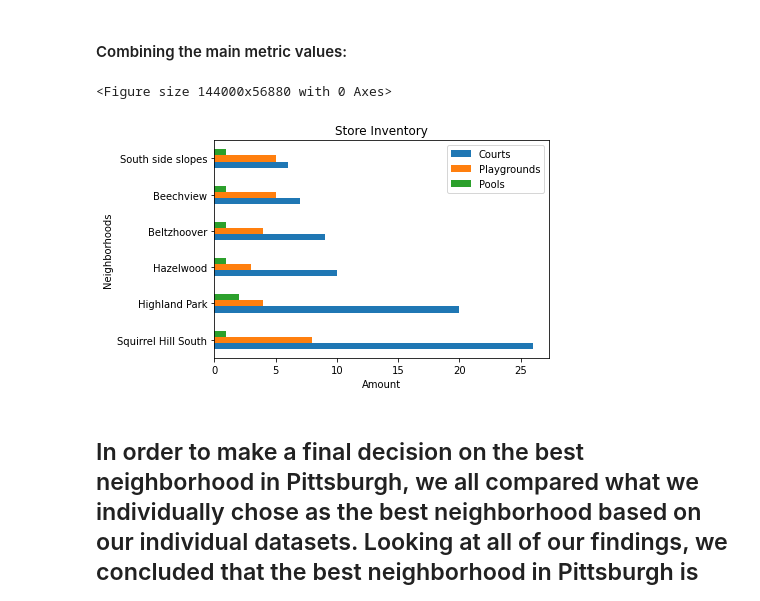
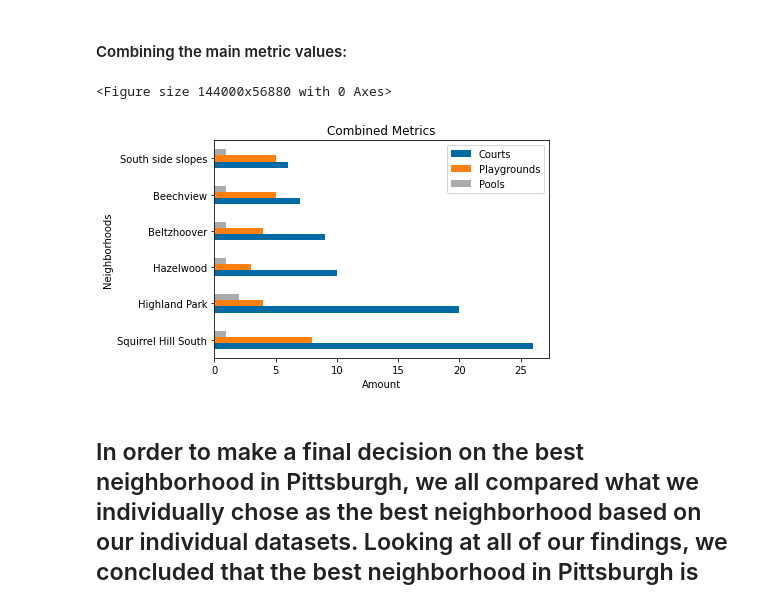
Before and after one commit to cdo13/Final-projectBigIdeas, a Jupyter notebook: FinalNotebook.ipynb, the cells around one changed output. Drawn from its saved outputs; the diff is of its cells as text; code cells hidden in the pictures.

Commit message:
added the final graph for all metrics used

```diff
--- a/FinalNotebook.ipynb
+++ b/FinalNotebook.ipynb
@@ -399,22 +399,22 @@ plt.show()
 # %%
 import matplotlib.pyplot as plt
 import pandas as pd
 plt.figure(figsize=[2000, 790])
 data = {'Courts': [26, 20, 10, 9, 7, 6],
         'Playgrounds': [8, 4, 3, 4, 5, 5],
         'Pools': [1, 2, 1, 1, 1, 1]
        }
 df = pd.DataFrame(data,columns=['Courts','Playgrounds', 'Pools'], index = ["Squirrel Hill South", "Highland Park", "Hazelwood", "Beltzhoover", "Beechview", "South side slopes"])
 
 df.plot.barh()
 plt.style.use('tableau-colorblind10')
-plt.title('Store Inventory')
+plt.title('Combined Metrics')
 plt.ylabel('Neighborhoods')
 plt.xlabel('Amount')
 plt.show()
 # %% [output]
 <Figure size 144000x56880 with 0 Axes>
-[figure, old version]
+[figure, new version]
 # %% [markdown]
 ## In order to make a final decision on the best neighborhood in Pittsburgh, we all compared what we individually chose as the best neighborhood based on our individual datasets. Looking at all of our findings, we concluded that the best neighborhood in Pittsburgh is Squirel Hill South. It has by far the most courts and rinks, as well as the most playgrounds. It doesn't have the most pools or the highest capacity, but it still has a pool. Overall Squirel Hill South was the best neighborhood out of all of them. It has 26 courts and rinks, 8 playgrounds, and a pool. It is a great neighborhood for outdoor and indoor recreation.
 # %% [markdown]
```
